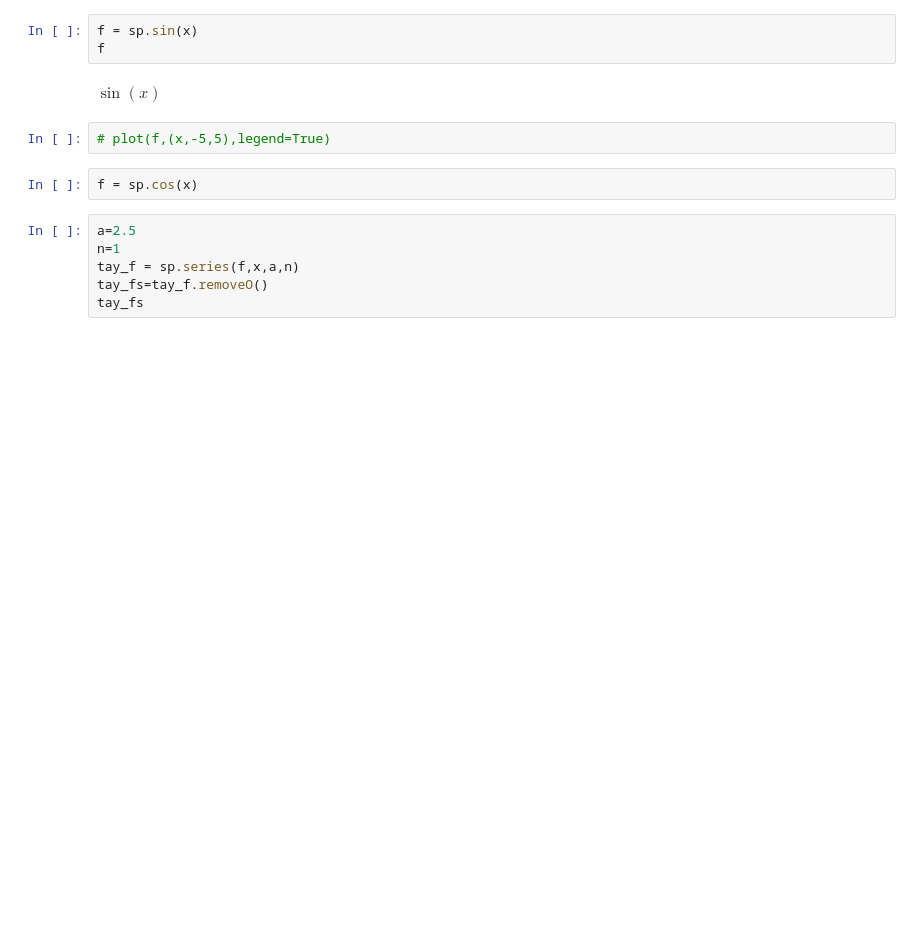
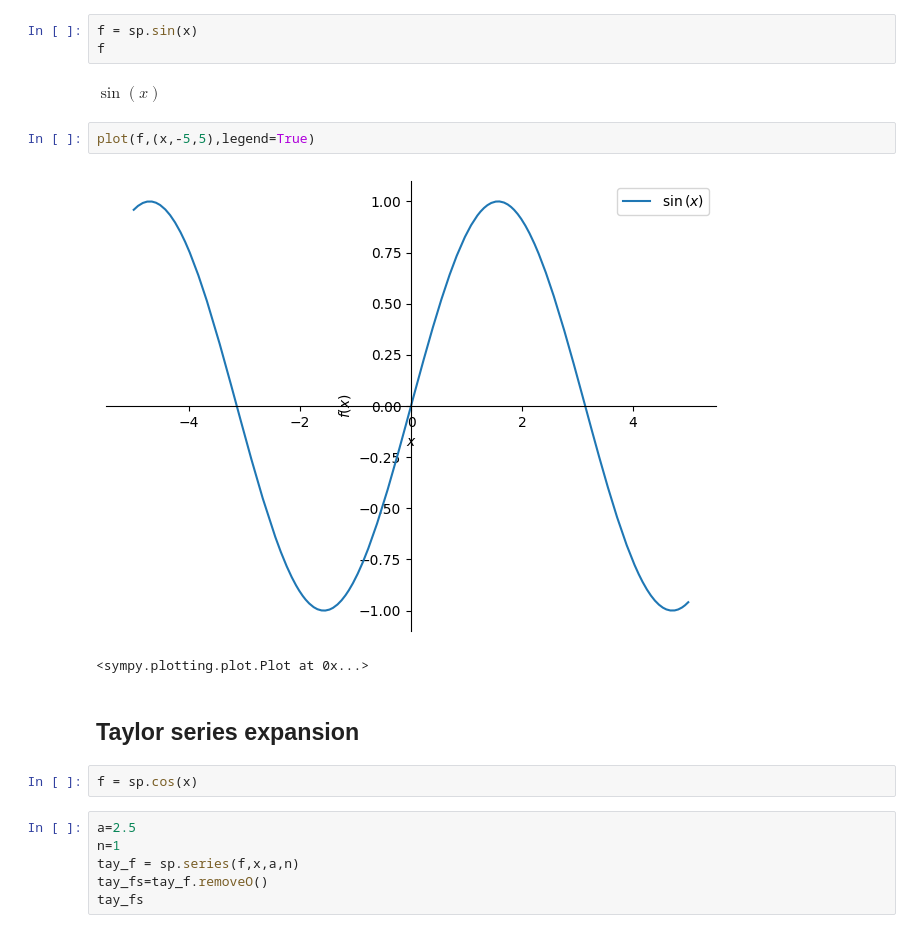
Before and after one commit to iampramodyadav/ML-Mathematics, a Jupyter notebook: TaylorSeries.ipynb, the cells around one changed output. Cells and saved outputs as stored; diff of their text form; blank space fills up the shorter version.

```diff
--- a/TaylorSeries.ipynb
+++ b/TaylorSeries.ipynb
@@ -20,7 +31,12 @@ f
 # %% [output]
 $\displaystyle \sin{\left(x \right)}$
 # %%
-# plot(f,(x,-5,5),legend=True)
+plot(f,(x,-5,5),legend=True)
+# %% [output]
+[figure, added]
+<sympy.plotting.plot.Plot at 0x...>
+# %% [markdown]
+## Taylor series expansion
 # %%
 f = sp.cos(x)
 # %%
```
Also changed, not shown: parts of 6 cells of this notebook.
